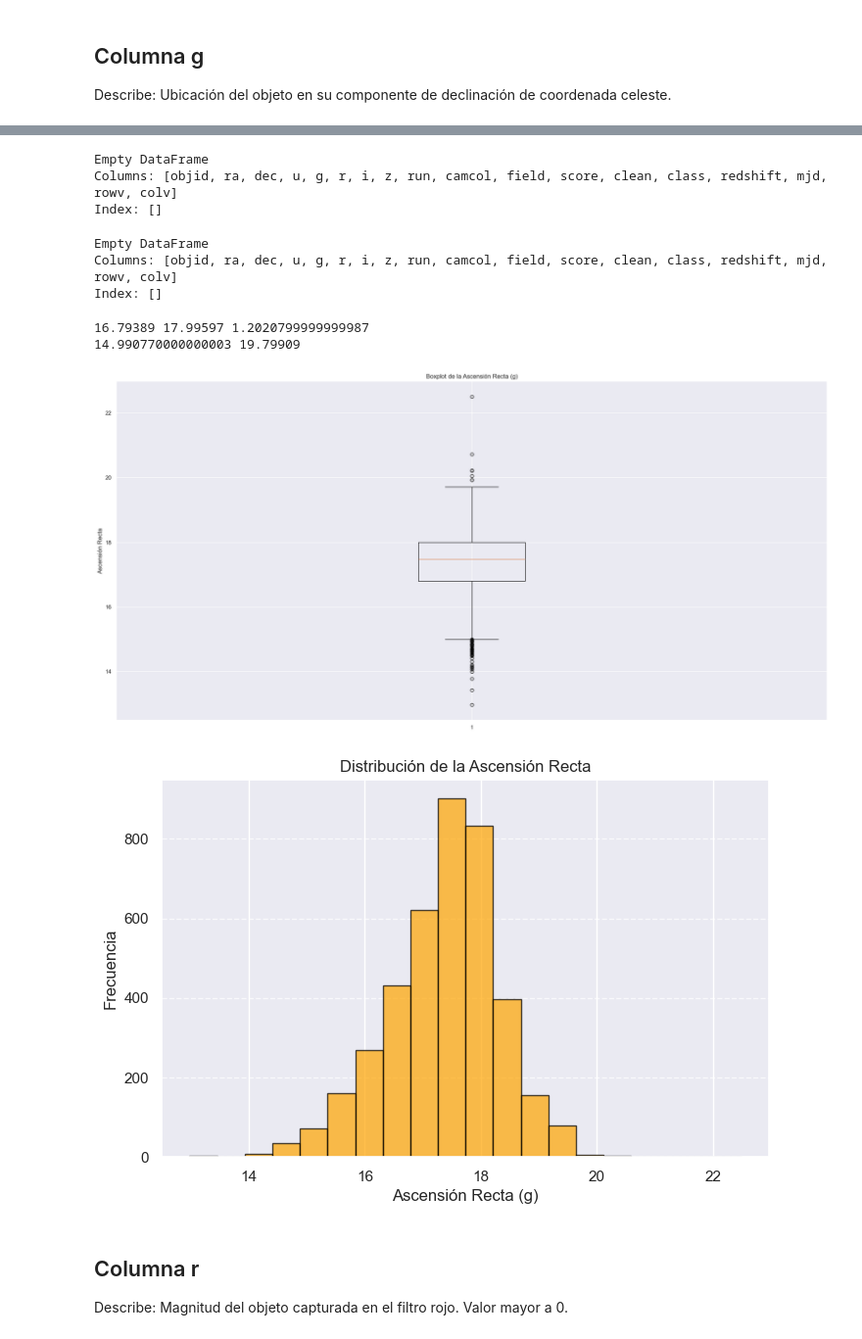
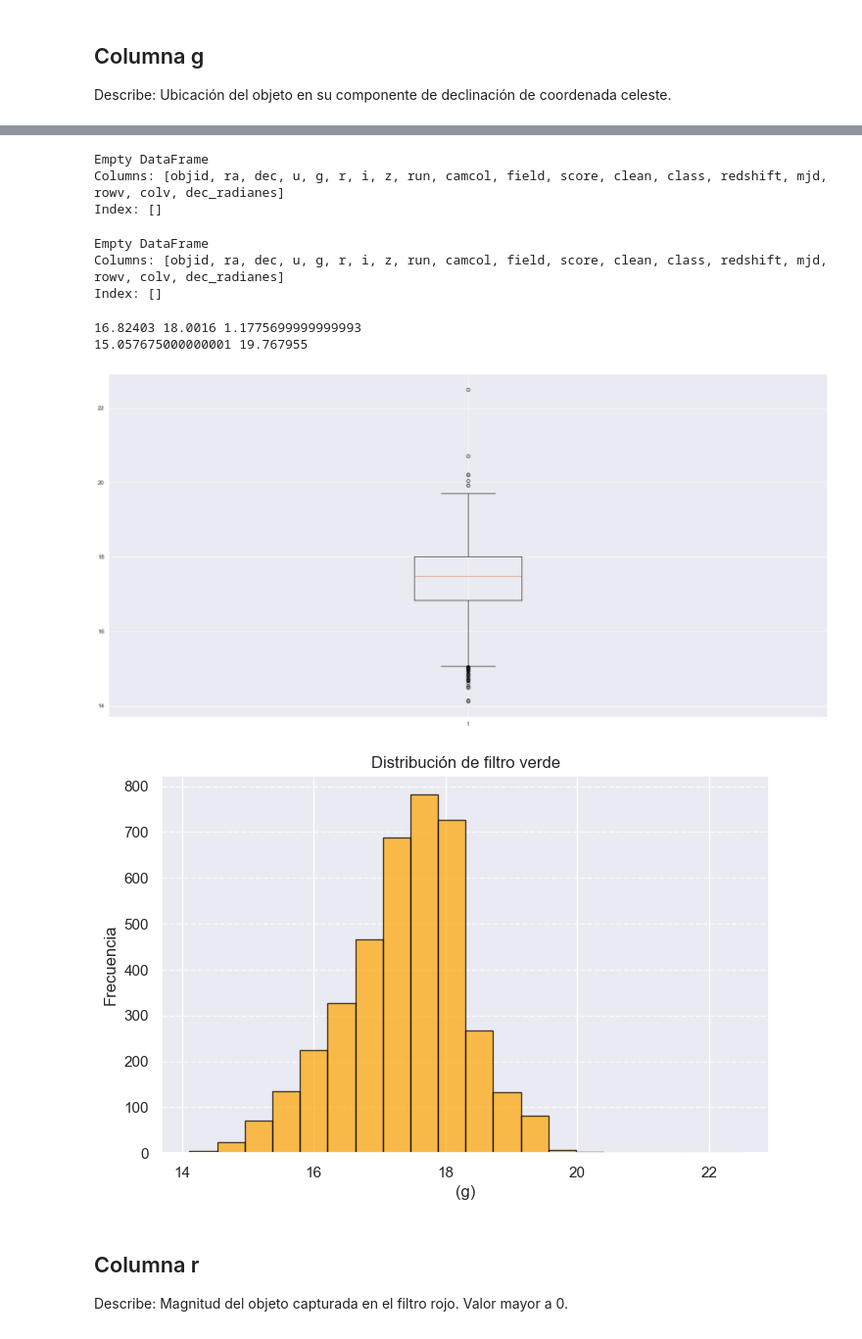
Before and after one commit to Marcosespa/Laboratorio-1-BI, a Jupyter notebook: laboratorios-master/202510/Laboratorio 1 - Regresión/lab1.ipynb, the cells around one changed output, grey strips where cells are left out. Shown at 98% size. Drawn from its saved outputs; the diff is of its cells as text; code cells hidden in the pictures.

```diff
--- a/laboratorios-master/202510/Laboratorio 1 - Regresión/lab1.ipynb
+++ b/laboratorios-master/202510/Laboratorio 1 - Regresión/lab1.ipynb
@@ -354,4 +354,4 @@ Name: dec, dtype: float64
 # %% [markdown]
 Ya que los datos son muy pequeños entramos en dudas de la metrica de dec si esta en grados o radianes por tanto hizimos la conversion a radianes para revisar sus limites
 # %%
-# data.loc[:, "dec"] = np.radians(data["dec"])  # Convierte grados a radianes
+data.loc[:, "dec_radianes"] = np.radians(data["dec"])  # Convierte grados a radianes
@@ -430,0 +425,6 @@ outliers2
+# %%
+# Vamos a eliminar esos valores que estan lejos de los normales con el argumento de que tiene una fotometria que no es confiable dado a que esta ne 0
+outliers2 = data[(data["clean"] == 0) & (data["dec"] > 10)]
+print(f"Número de filas a eliminar: {len(outliers2)}")
+data = data[~((data["clean"] == 0) & (data["dec"] > 10))]
+print(f"Número de filas después de la limpieza: {len(data)}")
@@ -489,0 +491,6 @@ plt.show()
+# %%
+data = data[~(data["clean"] == 0) & (data["u"] < 16) & data["score"]<0.4]
+print(f"Número de filas a eliminar: {len(outliers2)}")
+
+corr, p_value = stats.pearsonr(data["u"], data["redshift"])
+print(f"Correlación: {corr}, p-valor: {p_value}")
@@ -508,14 +526,14 @@ out_rango = data[(data["g"] > 25) | (data["g"] < 12)]
 print(out_rango)
 # %% [output]
 Empty DataFrame
-Columns: [objid, ra, dec, u, g, r, i, z, run, camcol, field, score, clean, class, redshift, mjd, rowv, colv]
+Columns: [objid, ra, dec, u, g, r, i, z, run, camcol, field, score, clean, class, redshift, mjd, rowv, colv, dec_radianes]
 Index: []
 # %%
 menor0 = data[(data["g"] <= 0)]
 print(menor0)
 # %% [output]
 Empty DataFrame
-Columns: [objid, ra, dec, u, g, r, i, z, run, camcol, field, score, clean, class, redshift, mjd, rowv, colv]
+Columns: [objid, ra, dec, u, g, r, i, z, run, camcol, field, score, clean, class, redshift, mjd, rowv, colv, dec_radianes]
 Index: []
 # %%
 Q1 = data['g'].quantile(0.25)
@@ -528,27 +546,25 @@ print(Q1,Q3,IQR)
 print(lower_bound,upper_bound)
 
 outliers = data[(data['g'] < lower_bound) | (data['g'] > upper_bound)]
-# print(outliers['g'])
+# print(outliers['dec'])
 outliers
 plt.boxplot(data['g'])
-plt.title("Boxplot de la Ascensión Recta (g)")
-plt.ylabel("Ascensión Recta")
 plt.show()
 # %% [output]
-16.79389 17.99597 1.2020799999999987
-14.990770000000003 19.79909
+16.82403 18.0016 1.1775699999999993
+15.057675000000001 19.767955
-[figure, old version]
+[figure, new version]
 # %%
 plt.figure(figsize=(8, 5))
 plt.hist(data["g"], bins=20, edgecolor="black", alpha=0.7, color="orange")
-plt.xlabel("Ascensión Recta (g)")
+plt.xlabel("(g)")
 plt.ylabel("Frecuencia")
-plt.title("Distribución de la Ascensión Recta")
+plt.title("Distribución de filtro verde")
 plt.grid(axis="y", linestyle="--", alpha=0.7)
 
 plt.show()
 # %% [output]
-[figure, old version]
+[figure, new version]
 # %% [markdown]
 ## Columna r
 Describe: Magnitud del objeto capturada en el filtro rojo. Valor mayor a 0.
```
Also changed, not shown: parts of 75 cells of this notebook, 1 other file.
